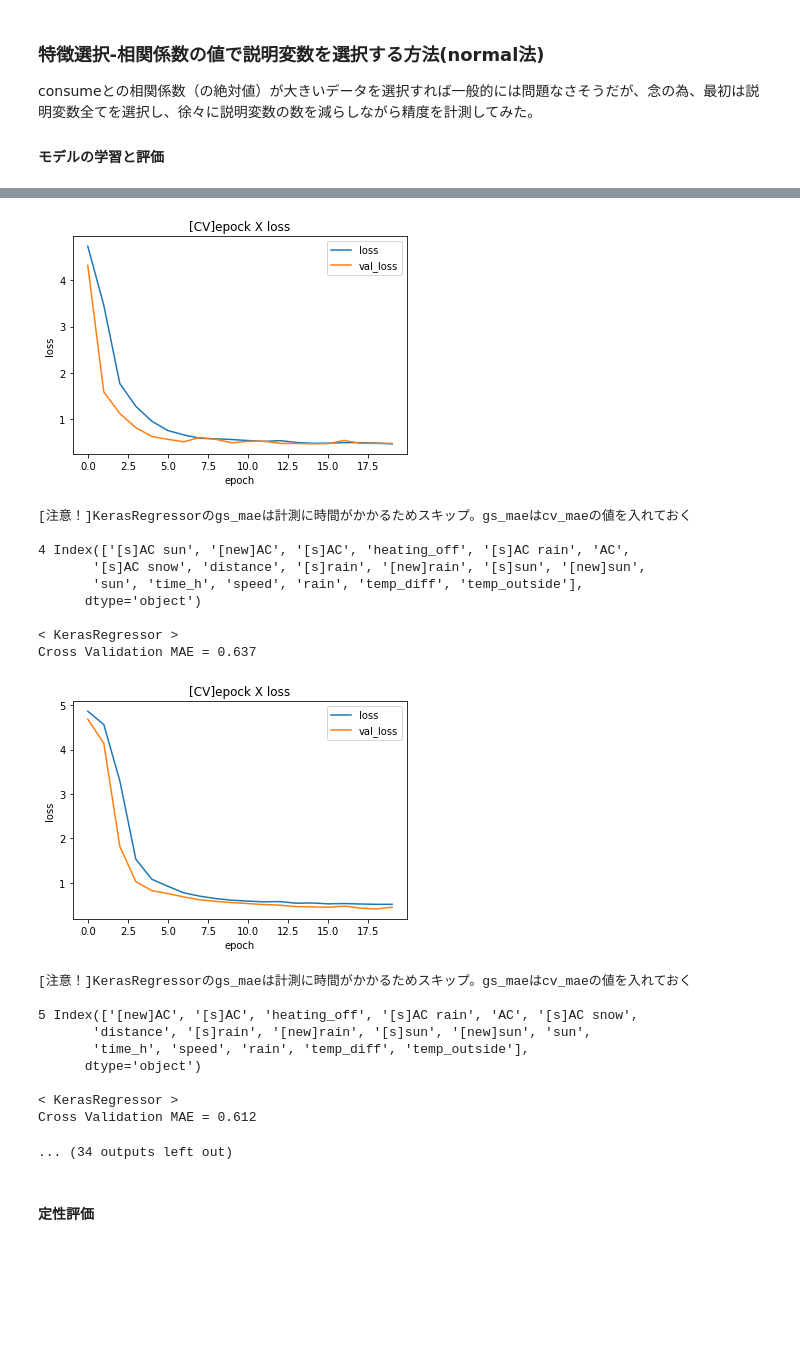
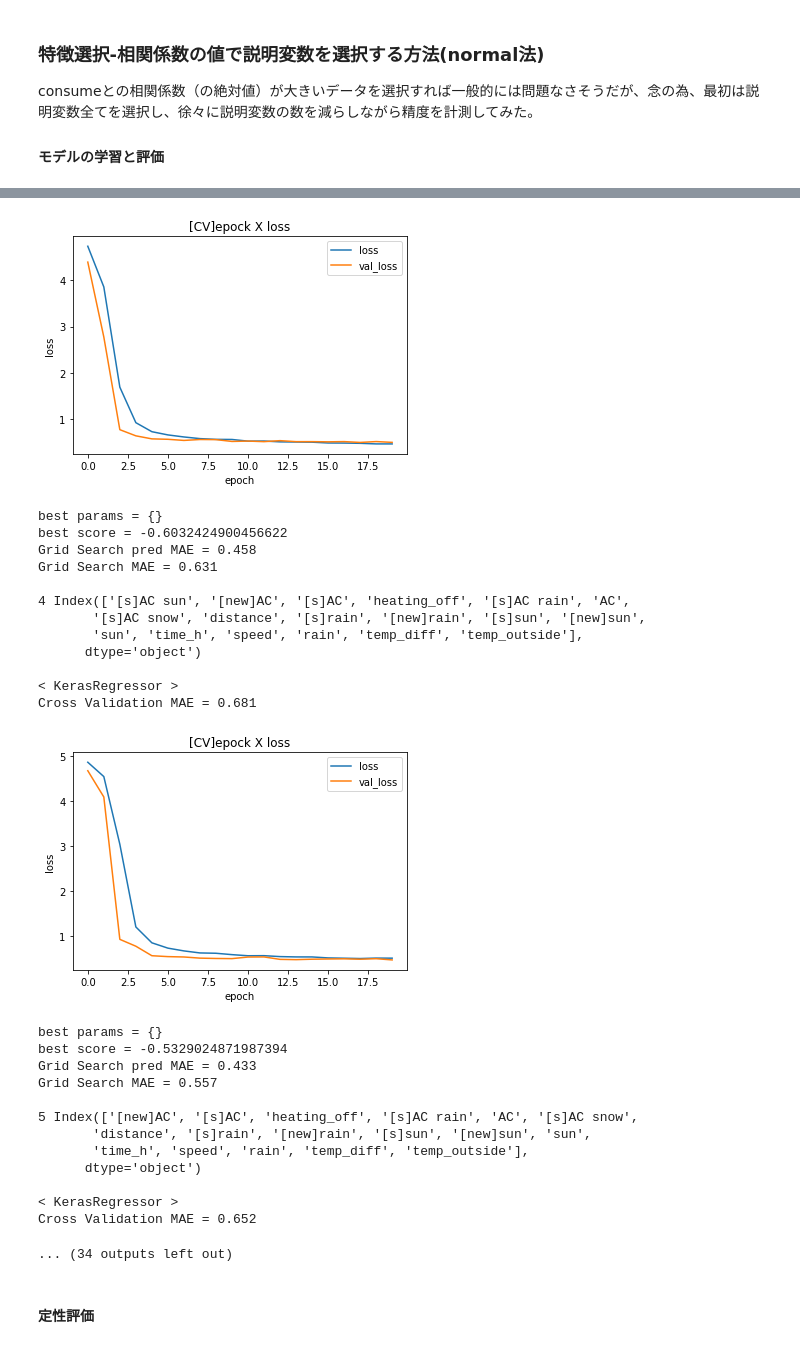
Before and after one commit to kusafusa-k/kaggle, a Jupyter notebook: Car_Fuel_Consumption/keras_実験.ipynb, the cells around one changed output, grey strips where cells are left out. Cells and saved outputs as stored; diff of their text form; code cells hidden in the pictures; blank space fills up the shorter version.

```diff
--- a/Car_Fuel_Consumption/keras_実験.ipynb
+++ b/Car_Fuel_Consumption/keras_実験.ipynb
@@ -458,22 +439,22 @@ for exp_num in tqdm(range(len(exp_data) - 1)):
         )
 
 # これを有効にすると時間がかかりすぎる
-#         # クロスバリデーション法+グリッドサーチ法
-#         gs_mae[key], gs_pred_mae[key], gs_best_params[key], gs_best_score[key] = evaluate_grid_search(
-#             X, y, model['model'], model['parameters'], quantitative_var_flg, model['pre_process_flg']
-#         )
+        # グリッドサーチ法
+        gs_mae[key], gs_pred_mae[key], gs_best_params[key], gs_best_score[key] = evaluate_grid_search(
+            X, y, model['model'], model['parameters'], quantitative_var_flg, model['pre_process_flg']
+        )
 
-        # keras対策
-        # kerasはグリッドサーチしない。ベストパラメタは別で見つけたものを使う
-        # そのためクロスバリデーションと値は同じになる
-        if key != 'KerasRegressor':
-            # クロスバリデーション法+グリッドサーチ法
-            gs_mae[key], gs_pred_mae[key], gs_best_params[key], gs_best_score[key] = evaluate_grid_search(
-                X, y, model['model'], model['parameters'], quantitative_var_flg, model['pre_process_flg']
-            )
-        else:
-            print('[注意！]KerasRegressorのgs_maeは計測に時間がかかるためスキップ。gs_maeはcv_maeの値を入れておく')
-            gs_mae[key], gs_pred_mae[key], gs_best_params[key], gs_best_score[key] = cv_mae[key], 0, 0, 0
+#         # keras対策
+#         # kerasはグリッドサーチしない。ベストパラメタは別で見つけたものを使う
+#         # そのためクロスバリデーションと値は同じになる
+#         if key != 'KerasRegressor':
+#             # グリッドサーチ法
+#             gs_mae[key], gs_pred_mae[key], gs_best_params[key], gs_best_score[key] = evaluate_grid_search(
+#                 X, y, model['model'], model['parameters'], quantitative_var_flg, model['pre_process_flg']
+#             )
+#         else:
+#             print('[注意！]KerasRegressorのgs_maeは計測に時間がかかるためスキップ。gs_maeはcv_maeの値を入れておく')
+#             gs_mae[key], gs_pred_mae[key], gs_best_params[key], gs_best_score[key] = cv_mae[key], 0, 0, 0
 
     # 結果を保持
     final_cv_mae[exp_num] = cv_mae
@@ -525,15 +515,21 @@ Cross Validation MAE = 0.631
-[figure, old version]
+[figure, new version]
-[注意！]KerasRegressorのgs_maeは計測に時間がかかるためスキップ。gs_maeはcv_maeの値を入れておく
+best params = {}
+best score = -0.6032424900456622
+Grid Search pred MAE = 0.458
+Grid Search MAE = 0.631
 
 4 Index(['[s]AC sun', '[new]AC', '[s]AC', 'heating_off', '[s]AC rain', 'AC',
        '[s]AC snow', 'distance', '[s]rain', '[new]rain', '[s]sun', '[new]sun',
        'sun', 'time_h', 'speed', 'rain', 'temp_diff', 'temp_outside'],
       dtype='object')
 
 < KerasRegressor >
-Cross Validation MAE = 0.637
+Cross Validation MAE = 0.681
-[figure, old version]
+[figure, new version]
-[注意！]KerasRegressorのgs_maeは計測に時間がかかるためスキップ。gs_maeはcv_maeの値を入れておく
+best params = {}
+best score = -0.5329024871987394
+Grid Search pred MAE = 0.433
+Grid Search MAE = 0.557
 
 5 Index(['[new]AC', '[s]AC', 'heating_off', '[s]AC rain', 'AC', '[s]AC snow',
        'distance', '[s]rain', '[new]rain', '[s]sun', '[new]sun', 'sun',
@@ -541,7 +537,7 @@ Cross Validation MAE = 0.637
       dtype='object')
 
 < KerasRegressor >
-Cross Validation MAE = 0.612
+Cross Validation MAE = 0.652
 ... (34 outputs left out)
 # %% [markdown]
 #### 定性評価
```
Also changed, not shown: parts of 11 cells of this notebook.
